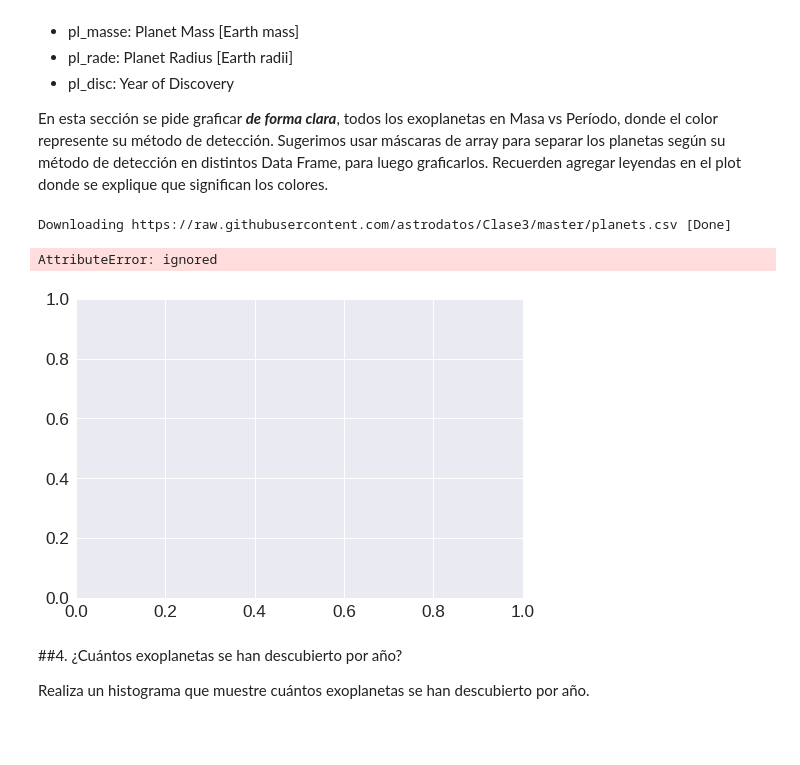
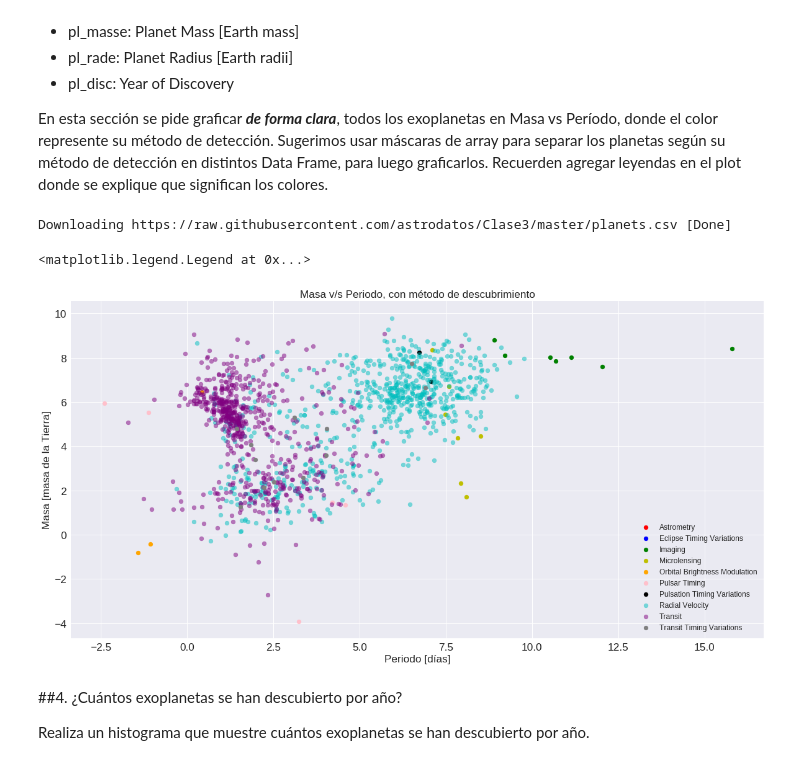
Before and after one commit to SimonSanfeliu/minitarea3, a Jupyter notebook: minitarea3.ipynb, the cells around one changed output. Cells and saved outputs as stored; diff of their text form; code cells hidden in the pictures; blank space fills up the shorter version.

```diff
--- a/minitarea3.ipynb
+++ b/minitarea3.ipynb
@@ -189,37 +189,47 @@ metodos.mean()
 import pandas as pd
 from matplotlib.pyplot import rcParams
 
 archivo = download_file('https://raw.githubusercontent.com/astrodatos/Clase3/master/planets.csv')
 planetas = pd.read_csv(archivo, comment="#")
 
 astro = planetas[planetas['pl_discmethod'] == 'Astronometry']
 etv = planetas[planetas['pl_discmethod'] == 'Ecplise Timing Variations']
 imaging = planetas[planetas['pl_discmethod'] == 'Imaging']
 micro = planetas[planetas['pl_discmethod'] == 'Microlensing']
 obm = planetas[planetas['pl_discmethod'] == 'Orbital Brightness Modulation']
 pulsar = planetas[planetas['pl_discmethod'] == 'Pulsar Timing']
 ptv = planetas[planetas['pl_discmethod'] == 'Pulsation Timing Variations']
 radial = planetas[planetas['pl_discmethod'] == 'Radial Velocity']
 transit = planetas[planetas['pl_discmethod'] == 'Transit']
 ttv = planetas[planetas['pl_discmethod'] == 'Transit Timing Variations']
 
 # Graficar plot
-params = {'legend.fontsize': 'x-large',
+params = {'legend.fontsize': 'medium',
          'axes.labelsize': 'x-large',
          'axes.titlesize':'x-large',
          'xtick.labelsize':'x-large',
          'ytick.labelsize':'x-large'}
 rcParams.update(params)
 
-plt.scatter(np.log(planetas['pl_orbper']), np.log(planetas['pl_bmasse']), astro = 'r', etv = 'g', imaging = 'b', micro = 'y', obm = 'c', pulsar = 'k', ptv = 'yellow', radial = 'lime', transit = 'magenta', ttv = 'orange')
+plt.figure(figsize = (20,10))
+plt.scatter(np.log(astro['pl_orbper']), np.log(astro['pl_bmasse']), color = 'red', label = 'Astrometry')
+plt.scatter(np.log(etv['pl_orbper']), np.log(etv['pl_bmasse']), color = 'b', label = 'Eclipse Timing Variations')
+plt.scatter(np.log(imaging['pl_orbper']), np.log(imaging['pl_bmasse']), color = 'g', label = 'Imaging')
+plt.scatter(np.log(micro['pl_orbper']), np.log(micro['pl_bmasse']), color = 'y', label = 'Microlensing')
+plt.scatter(np.log(obm['pl_orbper']), np.log(obm['pl_bmasse']), color = 'orange', label = 'Orbital Brightness Modulation')
+plt.scatter(np.log(pulsar['pl_orbper']), np.log(pulsar['pl_bmasse']), color = 'pink', label = 'Pulsar Timing')
+plt.scatter(np.log(ptv['pl_orbper']), np.log(ptv['pl_bmasse']), color = 'k', label = 'Pulsation Timing Variations')
+plt.scatter(np.log(radial['pl_orbper']), np.log(radial['pl_bmasse']), color = 'c', alpha = 0.5, label = 'Radial Velocity')
+plt.scatter(np.log(transit['pl_orbper']), np.log(transit['pl_bmasse']), color = 'purple', alpha = 0.5, label = 'Transit')
+plt.scatter(np.log(ttv['pl_orbper']), np.log(ttv['pl_bmasse']), color = 'gray', label = 'Transit Timing Variations')
 plt.title('Masa v/s Periodo, con método de descubrimiento')
 plt.xlabel('Periodo [días]')
 plt.ylabel('Masa [masa de la Tierra]')
 plt.legend(loc = 'best')
 # %% [output]
 Downloading https://raw.githubusercontent.com/astrodatos/Clase3/master/planets.csv [Done]
-AttributeError: ignored
+<matplotlib.legend.Legend at 0x...>
-[figure, old version]
+[figure, new version]
 # %% [markdown]
 ##4. ¿Cuántos exoplanetas se han descubierto por año?
 
```
